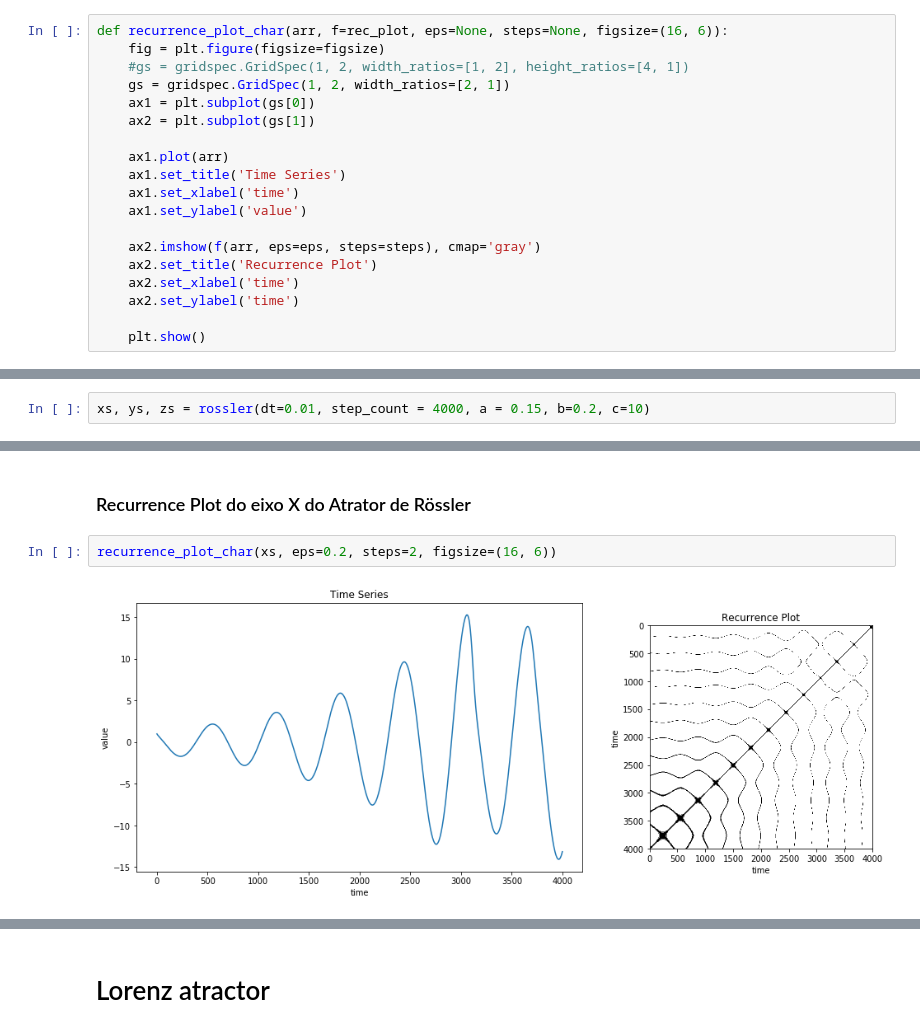
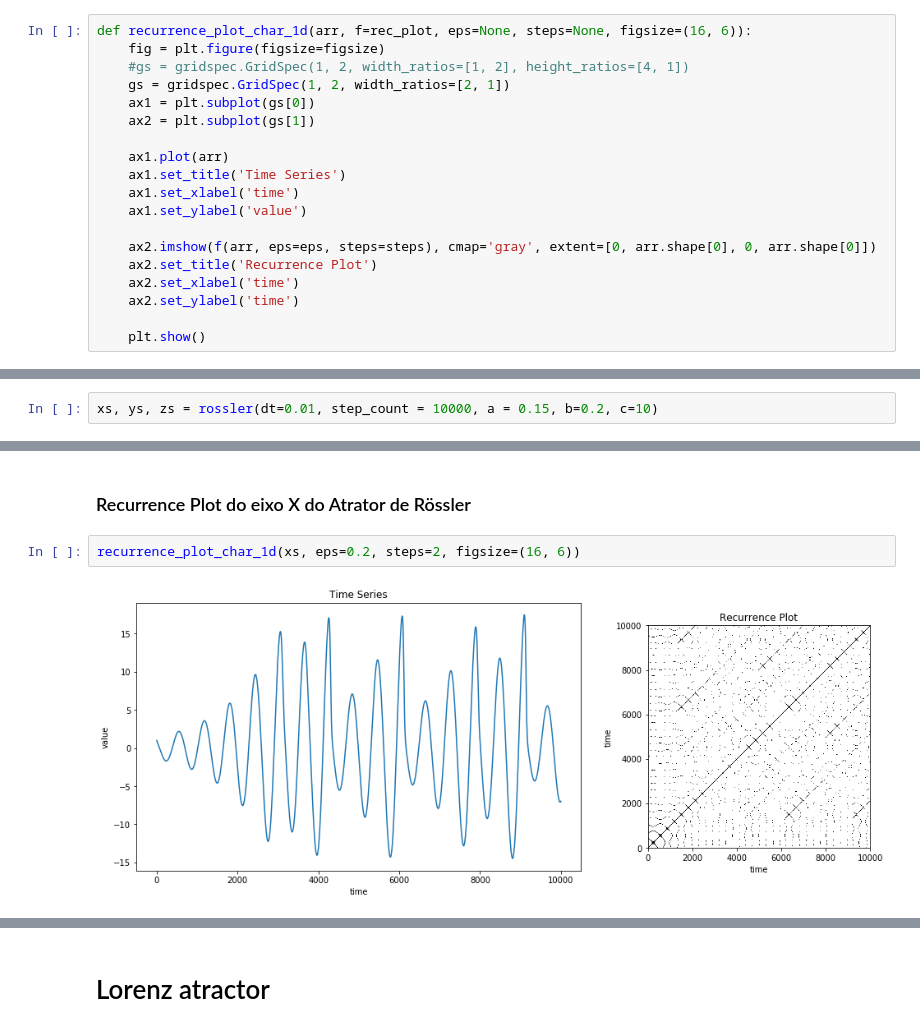
Before and after one commit to rodneyrick/unifesp-nonlinear_time_series_analysis, a Jupyter notebook: recurrence_plot/Recurrence_Plot.ipynb, the cells around one changed output, grey strips where cells are left out. Drawn from its saved outputs; the diff is of its cells as text.

```diff
--- a/recurrence_plot/Recurrence_Plot.ipynb
+++ b/recurrence_plot/Recurrence_Plot.ipynb
@@ -40,6 +38,6 @@ def rec_plot(arr_dimension_1, eps=None, steps=None):
     return arr_select[::-1,:]
 # %%
-def recurrence_plot_char(arr, f=rec_plot, eps=None, steps=None, figsize=(16, 6)):
+def recurrence_plot_char_1d(arr, f=rec_plot, eps=None, steps=None, figsize=(16, 6)):
     fig = plt.figure(figsize=figsize)
     #gs = gridspec.GridSpec(1, 2, width_ratios=[1, 2], height_ratios=[4, 1])
     gs = gridspec.GridSpec(1, 2, width_ratios=[2, 1])
@@ -51,7 +49,7 @@ def recurrence_plot_char(arr, f=rec_plot, eps=None, steps=None, figsize=(16, 6))
     ax1.set_xlabel('time')
     ax1.set_ylabel('value')
 
-    ax2.imshow(f(arr, eps=eps, steps=steps), cmap='gray')
+    ax2.imshow(f(arr, eps=eps, steps=steps), cmap='gray', extent=[0, arr.shape[0], 0, arr.shape[0]])
     ax2.set_title('Recurrence Plot')
     ax2.set_xlabel('time')
     ax2.set_ylabel('time')
@@ -122,7 +148,7 @@ def rossler(dt=0.01, step_count = 5000, a = 0.2, b=0.2, c=6.3):
 # %% [markdown]
 Criando um sequência de 50.000 pontos
 # %%
-xs, ys, zs = rossler(dt=0.01, step_count = 4000, a = 0.15, b=0.2, c=10)
+xs, ys, zs = rossler(dt=0.01, step_count = 10000, a = 0.15, b=0.2, c=10)
 # %%
 plot_3d(xs, ys, zs, title='Rössler Attractor', fig=(8,6))
 # %% [output]
@@ -130,6 +156,6 @@ plot_3d(xs, ys, zs, title='Rössler Attractor', fig=(8,6))
 # %% [markdown]
 ### Recurrence Plot do eixo X do Atrator de Rössler
 # %%
-recurrence_plot_char(xs, eps=0.2, steps=2, figsize=(16, 6))
+recurrence_plot_char_1d(xs, eps=0.2, steps=2, figsize=(16, 6))
 # %% [output]
-[figure, old version]
+[figure, new version]
```
Also changed, not shown: parts of 10 cells of this notebook.
